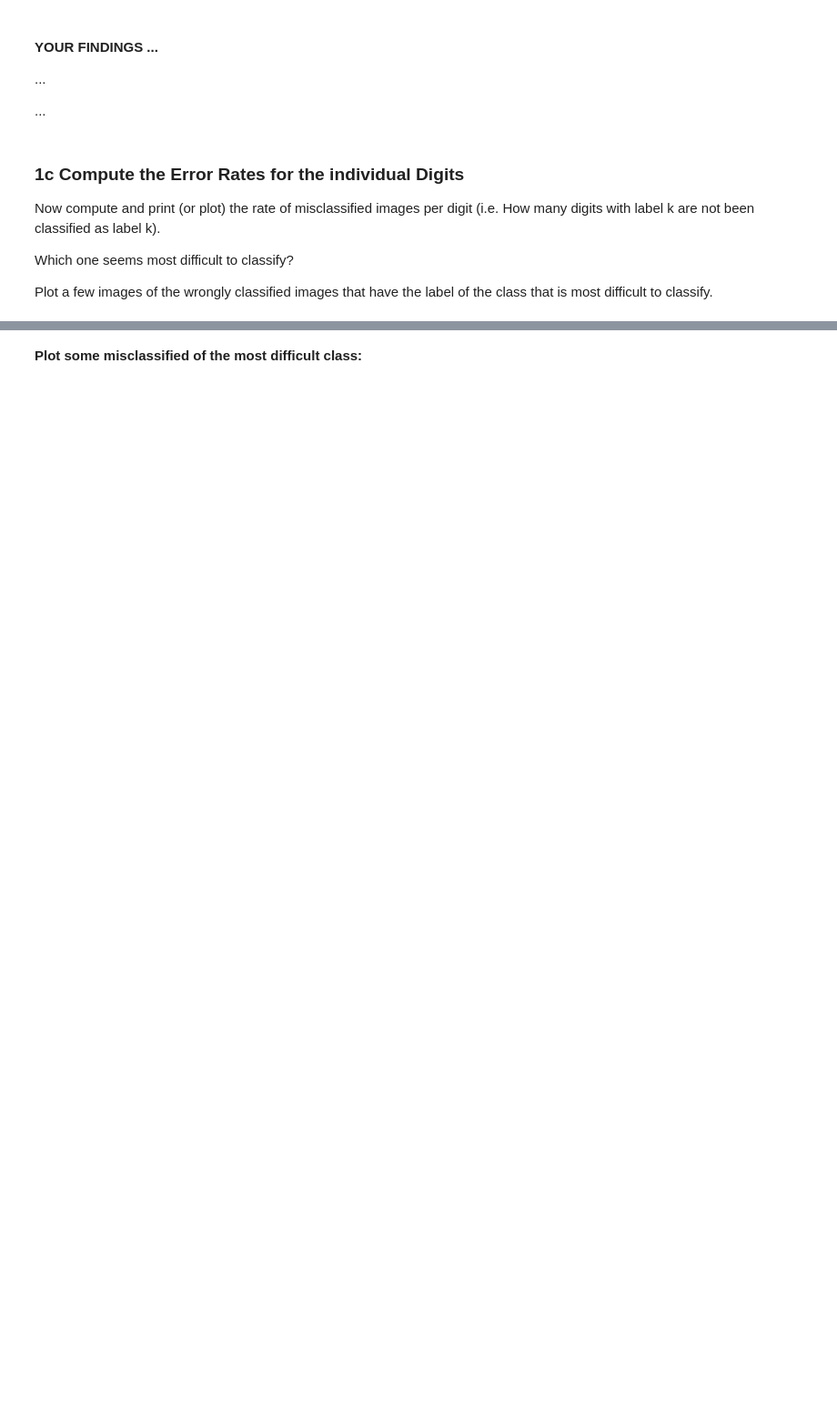
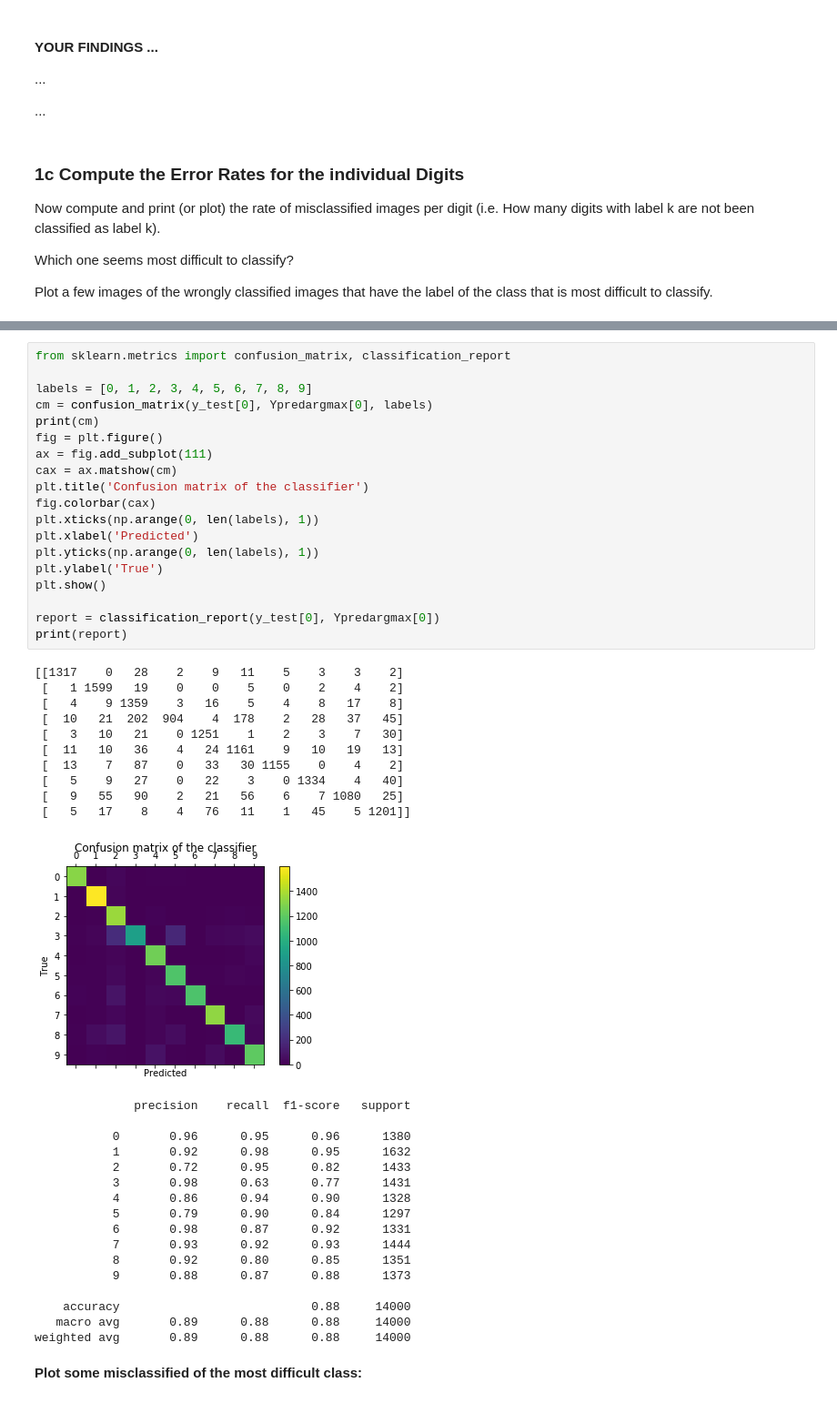
Before and after one commit to PatCH0816/TSM_DeLearn, a Jupyter notebook: exercises/exercise3/MNIST_classifier_softmax_stud.ipynb, the cells around one changed output, grey strips where cells are left out. Shown: that part at 91% size. Saved outputs shown, nothing was run; the diff lists cells and outputs as text; blank space fills up the shorter version.

```diff
--- a/exercises/exercise3/MNIST_classifier_softmax_stud.ipynb
+++ b/exercises/exercise3/MNIST_classifier_softmax_stud.ipynb
@@ -842,2 +885,49 @@ y_pred = predict(W,b,x_test)
+# %%
+from sklearn.metrics import confusion_matrix, classification_report
+
+labels = [0, 1, 2, 3, 4, 5, 6, 7, 8, 9]
+cm = confusion_matrix(y_test[0], Ypredargmax[0], labels)
+print(cm)
+fig = plt.figure()
+ax = fig.add_subplot(111)
+cax = ax.matshow(cm)
+plt.title('Confusion matrix of the classifier')
+fig.colorbar(cax)
+plt.xticks(np.arange(0, len(labels), 1))
+plt.xlabel('Predicted')
+plt.yticks(np.arange(0, len(labels), 1))
+plt.ylabel('True')
+plt.show()
+
+report = classification_report(y_test[0], Ypredargmax[0])
+print(report)
+# %% [output]
+[[1317    0   28    2    9   11    5    3    3    2]
+ [   1 1599   19    0    0    5    0    2    4    2]
+ [   4    9 1359    3   16    5    4    8   17    8]
+ [  10   21  202  904    4  178    2   28   37   45]
+ [   3   10   21    0 1251    1    2    3    7   30]
+ [  11   10   36    4   24 1161    9   10   19   13]
+ [  13    7   87    0   33   30 1155    0    4    2]
+ [   5    9   27    0   22    3    0 1334    4   40]
+ [   9   55   90    2   21   56    6    7 1080   25]
+ [   5   17    8    4   76   11    1   45    5 1201]]
+[figure, added]
+              precision    recall  f1-score   support
+
+           0       0.96      0.95      0.96      1380
+           1       0.92      0.98      0.95      1632
+           2       0.72      0.95      0.82      1433
+           3       0.98      0.63      0.77      1431
+           4       0.86      0.94      0.90      1328
+           5       0.79      0.90      0.84      1297
+           6       0.98      0.87      0.92      1331
+           7       0.93      0.92      0.93      1444
+           8       0.92      0.80      0.85      1351
+           9       0.88      0.87      0.88      1373
+
+    accuracy                           0.88     14000
+   macro avg       0.89      0.88      0.88     14000
+weighted avg       0.89      0.88      0.88     14000
 # %% [markdown]
 __Plot some misclassified of the most difficult class:__
```
Also changed, not shown: parts of 11 cells of this notebook.
